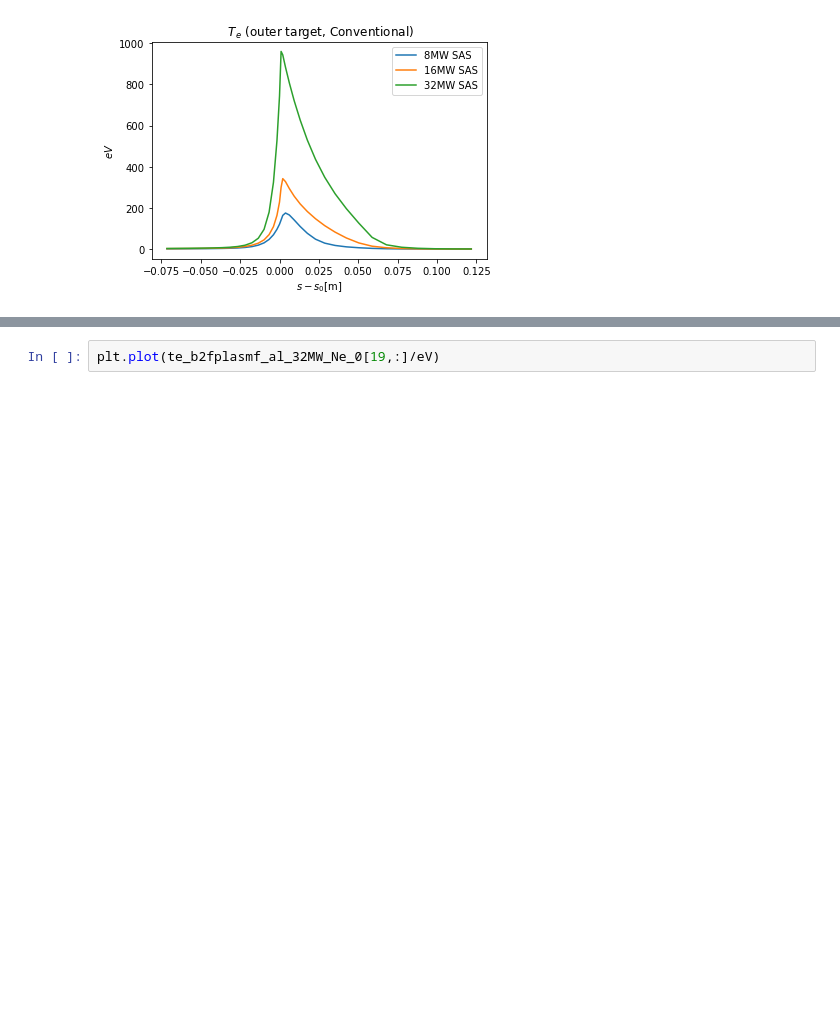
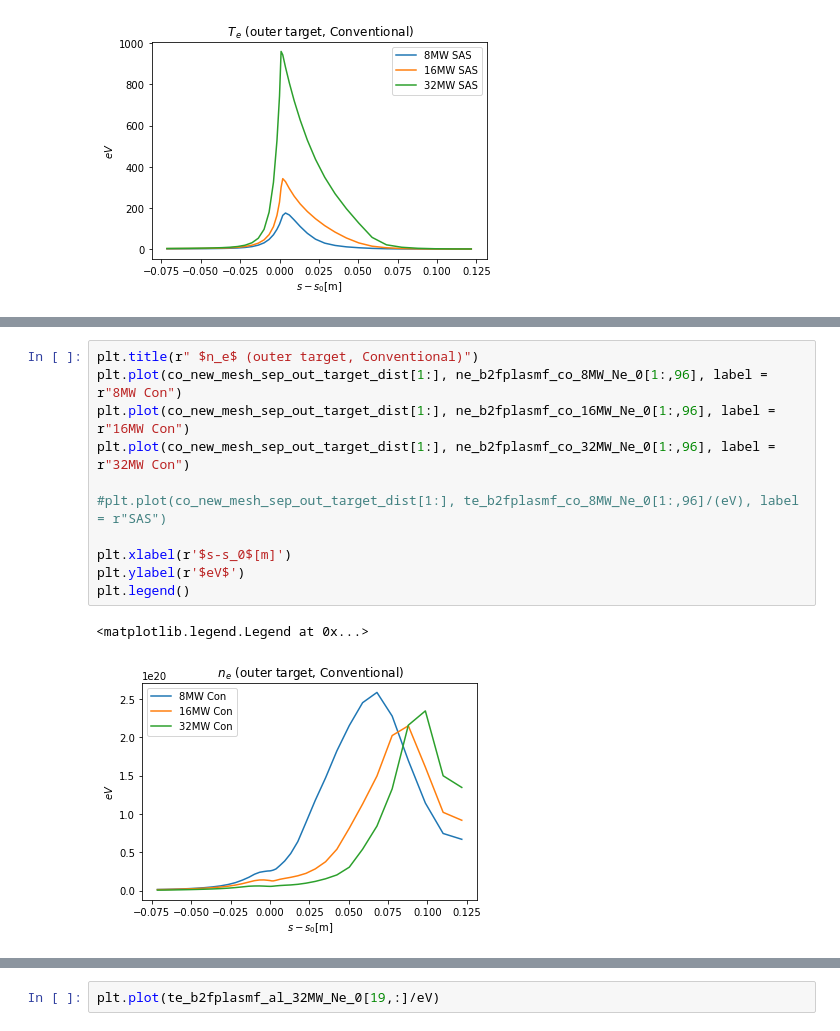
Before and after one commit to ChanYeongL/SOLPS-ITER_analysis, a Jupyter notebook: #new_analysis.ipynb, the cells around one changed output, grey strips where cells are left out. Cells and saved outputs as stored; diff of their text form; blank space fills up the shorter version.

```diff
--- a/#new_analysis.ipynb
+++ b/#new_analysis.ipynb
@@ -458,0 +508,14 @@ plt.plot(te_b2fplasmf_co_32MW_Ne_0[19,:]/eV)
+# %%
+plt.title(r" $n_e$ (outer target, Conventional)")
+plt.plot(co_new_mesh_sep_out_target_dist[1:], ne_b2fplasmf_co_8MW_Ne_0[1:,96], label = r"8MW Con")
+plt.plot(co_new_mesh_sep_out_target_dist[1:], ne_b2fplasmf_co_16MW_Ne_0[1:,96], label = r"16MW Con")
+plt.plot(co_new_mesh_sep_out_target_dist[1:], ne_b2fplasmf_co_32MW_Ne_0[1:,96], label = r"32MW Con")
+
+#plt.plot(co_new_mesh_sep_out_target_dist[1:], te_b2fplasmf_co_8MW_Ne_0[1:,96]/(eV), label = r"SAS")
+
+plt.xlabel(r'$s-s_0$[m]')
+plt.ylabel(r'$eV$')
+plt.legend()
+# %% [output]
+<matplotlib.legend.Legend at 0x...>
+[figure, added]
```
Also changed, not shown: parts of 14 cells of this notebook, 1 other file.
